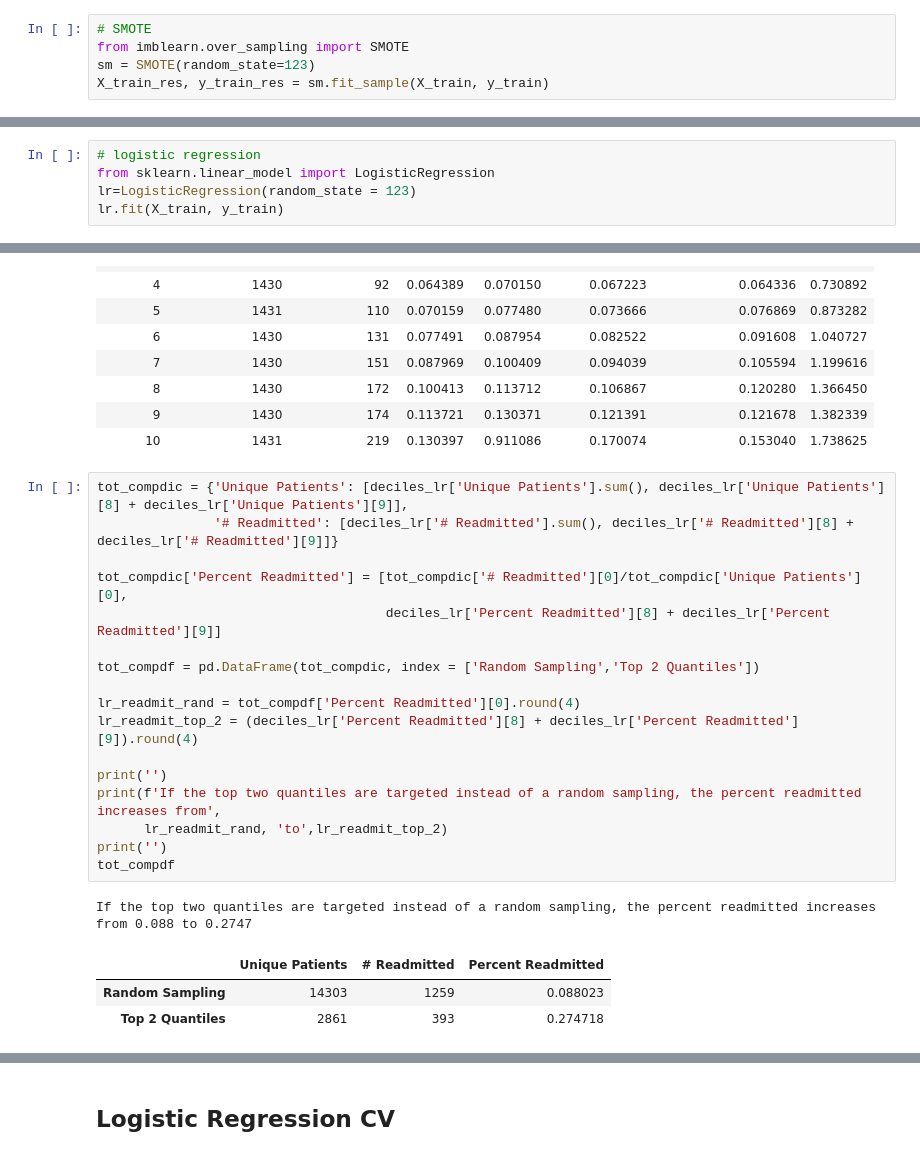
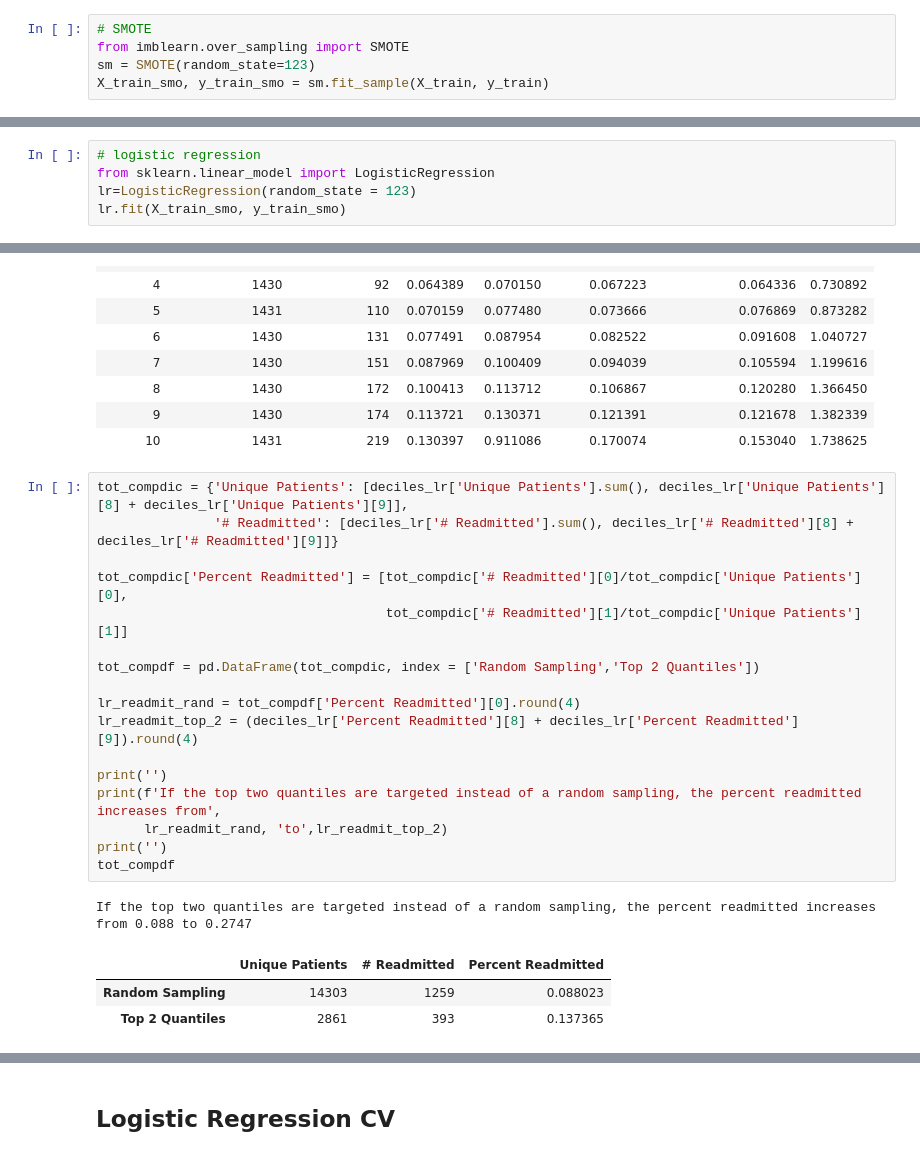
Before and after one commit to sagarwala12/HRRP, a Jupyter notebook: Feature Engineering_Final.ipynb, the cells around one changed output, grey strips where cells are left out. Drawn from its saved outputs; the diff is of its cells as text.

```diff
--- a/Feature Engineering_Final.ipynb
+++ b/Feature Engineering_Final.ipynb
@@ -318,6 +318,6 @@ plt.show()
 # SMOTE
 from imblearn.over_sampling import SMOTE
 sm = SMOTE(random_state=123)
-X_train_res, y_train_res = sm.fit_sample(X_train, y_train)
+X_train_smo, y_train_smo = sm.fit_sample(X_train, y_train)
 # %%
 plt.figure(figsize=(8,6))
@@ -365,7 +365,7 @@ thresh = 0.5
 # logistic regression
 from sklearn.linear_model import LogisticRegression
 lr=LogisticRegression(random_state = 123)
-lr.fit(X_train, y_train)
+lr.fit(X_train_smo, y_train_smo)
 # %% [output]
 LogisticRegression(random_state=123)
 # %%
@@ -427,25 +427,25 @@ deciles_lr.style.hide_index()
 # %%
 tot_compdic = {'Unique Patients': [deciles_lr['Unique Patients'].sum(), deciles_lr['Unique Patients'][8] + deciles_lr['Unique Patients'][9]],
                '# Readmitted': [deciles_lr['# Readmitted'].sum(), deciles_lr['# Readmitted'][8] + deciles_lr['# Readmitted'][9]]}
 
 tot_compdic['Percent Readmitted'] = [tot_compdic['# Readmitted'][0]/tot_compdic['Unique Patients'][0],
-                                     deciles_lr['Percent Readmitted'][8] + deciles_lr['Percent Readmitted'][9]]
+                                     tot_compdic['# Readmitted'][1]/tot_compdic['Unique Patients'][1]]
 
 tot_compdf = pd.DataFrame(tot_compdic, index = ['Random Sampling','Top 2 Quantiles'])
 
 lr_readmit_rand = tot_compdf['Percent Readmitted'][0].round(4)
 lr_readmit_top_2 = (deciles_lr['Percent Readmitted'][8] + deciles_lr['Percent Readmitted'][9]).round(4)
 
 print('')
 print(f'If the top two quantiles are targeted instead of a random sampling, the percent readmitted increases from',
       lr_readmit_rand, 'to',lr_readmit_top_2)
 print('')
 tot_compdf
 # %% [output]
 If the top two quantiles are targeted instead of a random sampling, the percent readmitted increases from 0.088 to 0.2747
 |  | Unique Patients | # Readmitted | Percent Readmitted |
 | Random Sampling | 14303 | 1259 | 0.088023 |
-| Top 2 Quantiles | 2861 | 393 | 0.274718 |
+| Top 2 Quantiles | 2861 | 393 | 0.137365 |
 # %%
 lr_feat_dict = {'Feature':X_train_res.columns, 'Feature Importance':lr.coef_.reshape(lr.coef_.shape[1],)}
 lr_feat_df = pd.DataFrame(lr_feat_dict)
```
Also changed, not shown: parts of 6 cells of this notebook, 2 other files.
